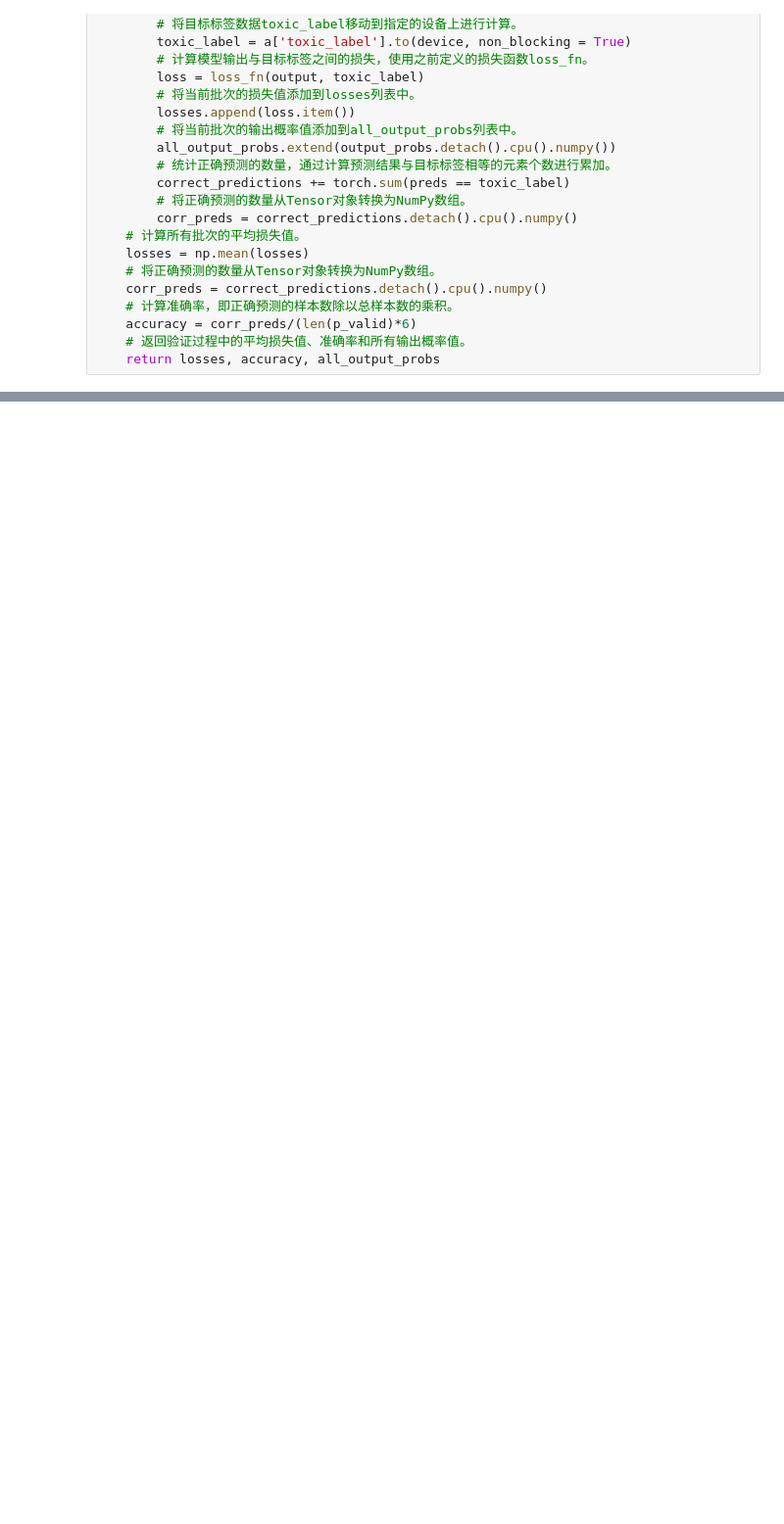
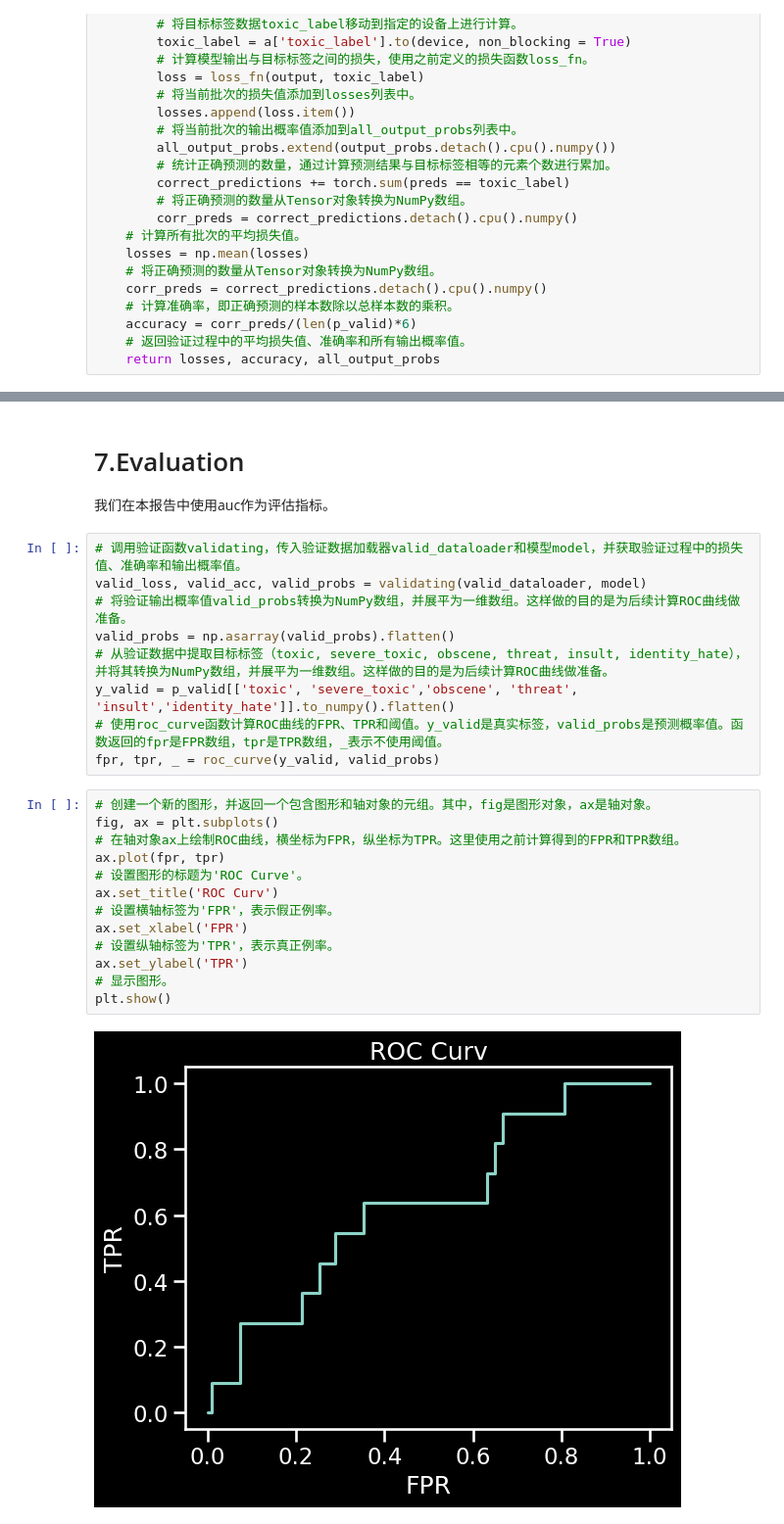
Before and after one commit to LHY-UESTC/NLP, a Jupyter notebook: NLP2.ipynb, the cells around one changed output, grey strips where cells are left out. Shown at 98% size. Drawn from its saved outputs; the diff is of its cells as text; blank space fills up the shorter version.

```diff
--- a/NLP2.ipynb
+++ b/NLP2.ipynb
@@ -761,0 +861,27 @@ def validating(valid_dataloader, model):
+# %% [markdown]
+# 7.Evaluation
+我们在本报告中使用auc作为评估指标。
+# %%
+# 调用验证函数validating，传入验证数据加载器valid_dataloader和模型model，并获取验证过程中的损失值、准确率和输出概率值。
+valid_loss, valid_acc, valid_probs = validating(valid_dataloader, model)
+# 将验证输出概率值valid_probs转换为NumPy数组，并展平为一维数组。这样做的目的是为后续计算ROC曲线做准备。
+valid_probs = np.asarray(valid_probs).flatten()
+# 从验证数据中提取目标标签（toxic, severe_toxic, obscene, threat, insult, identity_hate），并将其转换为NumPy数组，并展平为一维数组。这样做的目的是为后续计算ROC曲线做准备。
+y_valid = p_valid[['toxic', 'severe_toxic','obscene', 'threat', 'insult','identity_hate']].to_numpy().flatten()
+# 使用roc_curve函数计算ROC曲线的FPR、TPR和阈值。y_valid是真实标签，valid_probs是预测概率值。函数返回的fpr是FPR数组，tpr是TPR数组，_表示不使用阈值。
+fpr, tpr, _ = roc_curve(y_valid, valid_probs)
+# %%
+# 创建一个新的图形，并返回一个包含图形和轴对象的元组。其中，fig是图形对象，ax是轴对象。
+fig, ax = plt.subplots()
+# 在轴对象ax上绘制ROC曲线，横坐标为FPR，纵坐标为TPR。这里使用之前计算得到的FPR和TPR数组。
+ax.plot(fpr, tpr)
+# 设置图形的标题为'ROC Curve'。
+ax.set_title('ROC Curv')
+# 设置横轴标签为'FPR'，表示假正例率。
+ax.set_xlabel('FPR')
+# 设置纵轴标签为'TPR'，表示真正例率。
+ax.set_ylabel('TPR')
+# 显示图形。
+plt.show()
+# %% [output]
+[figure, added]
```
Also changed, not shown: parts of 10 cells of this notebook, 1 other file.
